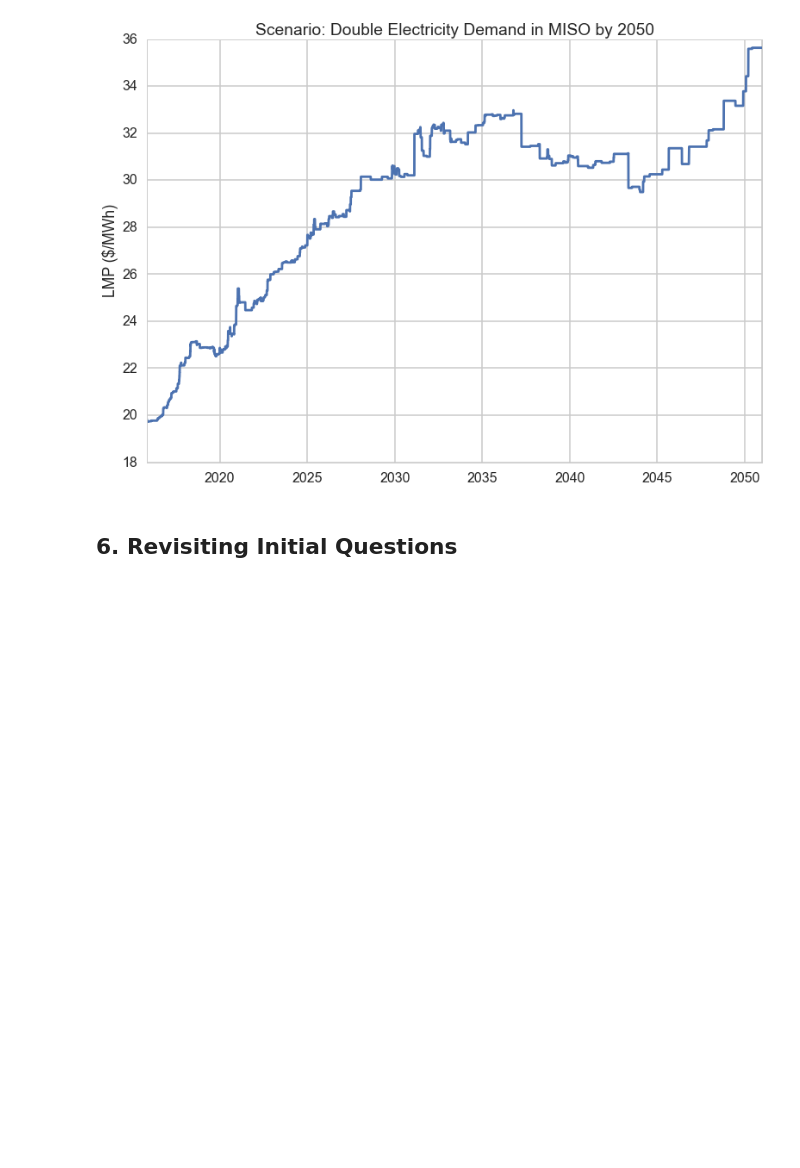
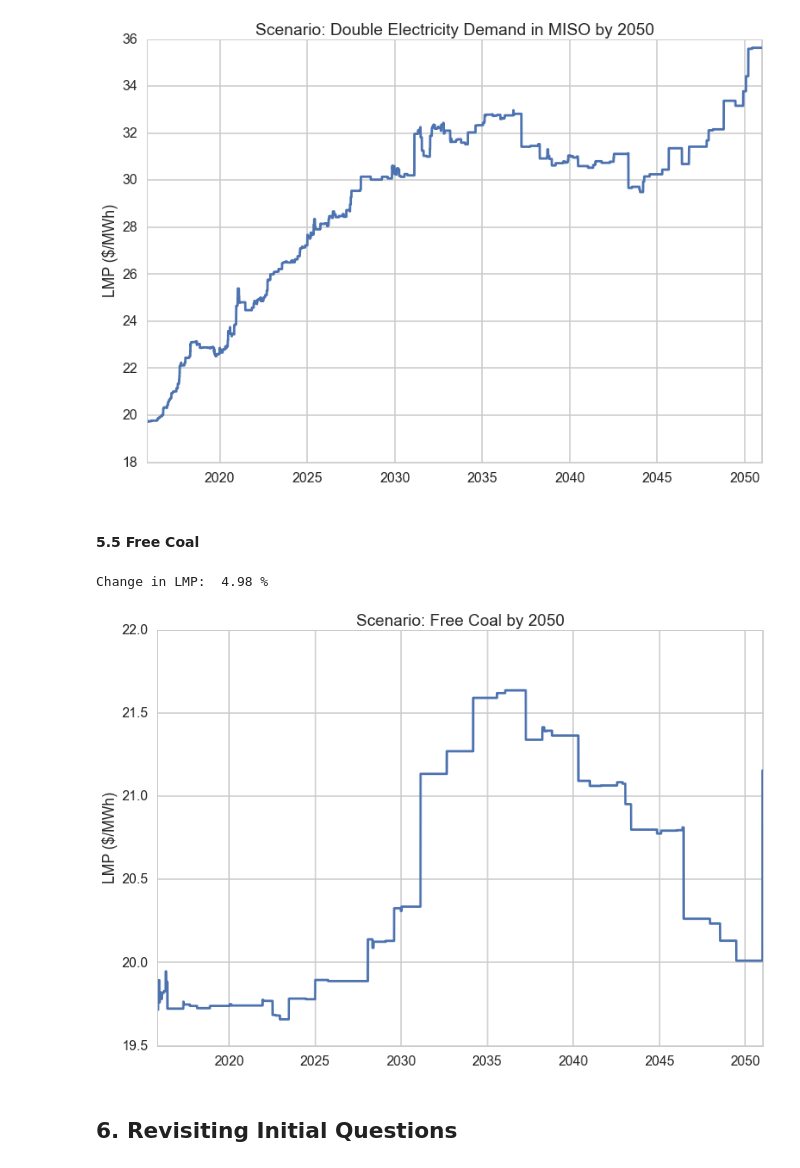
Before and after one commit to dannychua/Electricity-Price-Predictor, a Jupyter notebook: Process Book.ipynb, the cells around one changed output. Drawn from its saved outputs; the diff is of its cells as text; code cells hidden in the pictures; blank space fills up the shorter version.

Commit message:
Created predictions for scenario: Free coal by 2050

```diff
--- a/Process Book.ipynb
+++ b/Process Book.ipynb
@@ -993,6 +993,46 @@ print 'Change in LMP: ', round(lmpChange.values[0], 2), '%'
 # %% [output]
 Change in LMP:  76.82 %
 [figure]
+# %% [markdown]
+#### 5.5 Free Coal
+# %%
+# Scenario parameters
+changedFeature = 'Coal_Uinta Basin'
+changePct = -100
+changeEndYear = 2050
+
+df = df_clinton
+lmpColName = 'Clinton_LMP_($/MWh)'
+rf = rf_clinton
+
+
+
+# Construct extrapolated DataFrame
+df_extrapolated = increaseModelFeature(df, 'Coal_Central Appalachia', changePct, changeEndYear)
+df_extrapolated = increaseModelFeature(df_extrapolated, 'Coal_Northern Appalachia', changePct, changeEndYear)
+df_extrapolated = increaseModelFeature(df_extrapolated, 'Coal_Illinois Basin', changePct, changeEndYear)
+df_extrapolated = increaseModelFeature(df_extrapolated, 'Coal_Powder River Basin', changePct, changeEndYear)
+df_extrapolated = increaseModelFeature(df_extrapolated, 'Coal_Uinta Basin', changePct, changeEndYear)
+
+# Perform prediction
+df_X = df_extrapolated.drop(lmpColName, axis=1)
+df_X = df_X.ix[df.index.max().date():]
+pred_lmp = rf.predict(df_X)
+
+# Visualize LMP predictions
+df_lmp = pd.DataFrame(pred_lmp, index=df_X.index)
+df_lmp.plot(legend=False)
+plt.ylabel('LMP ($/MWh)')
+plt.title('Scenario: Free Coal by 2050')
+
+# Calculate change in LMP
+lmpInitial = df.ix[-1][lmpColName]
+lmpFinal = df_lmp.ix[-1]
+lmpChange = (lmpFinal - lmpInitial) / lmpInitial * 100
+print 'Change in LMP: ', round(lmpChange.values[0], 2), '%'
+# %% [output]
+Change in LMP:  4.98 %
+[figure, added]
 # %%
 # build dataframe for future scenarios (e.g., double wind generation, higher gas price, deep decarbonization scenario)
 #       Maybe just for a years worth of data (e.g., double wind in 2020, or deep decarbonization in 2050)
```
